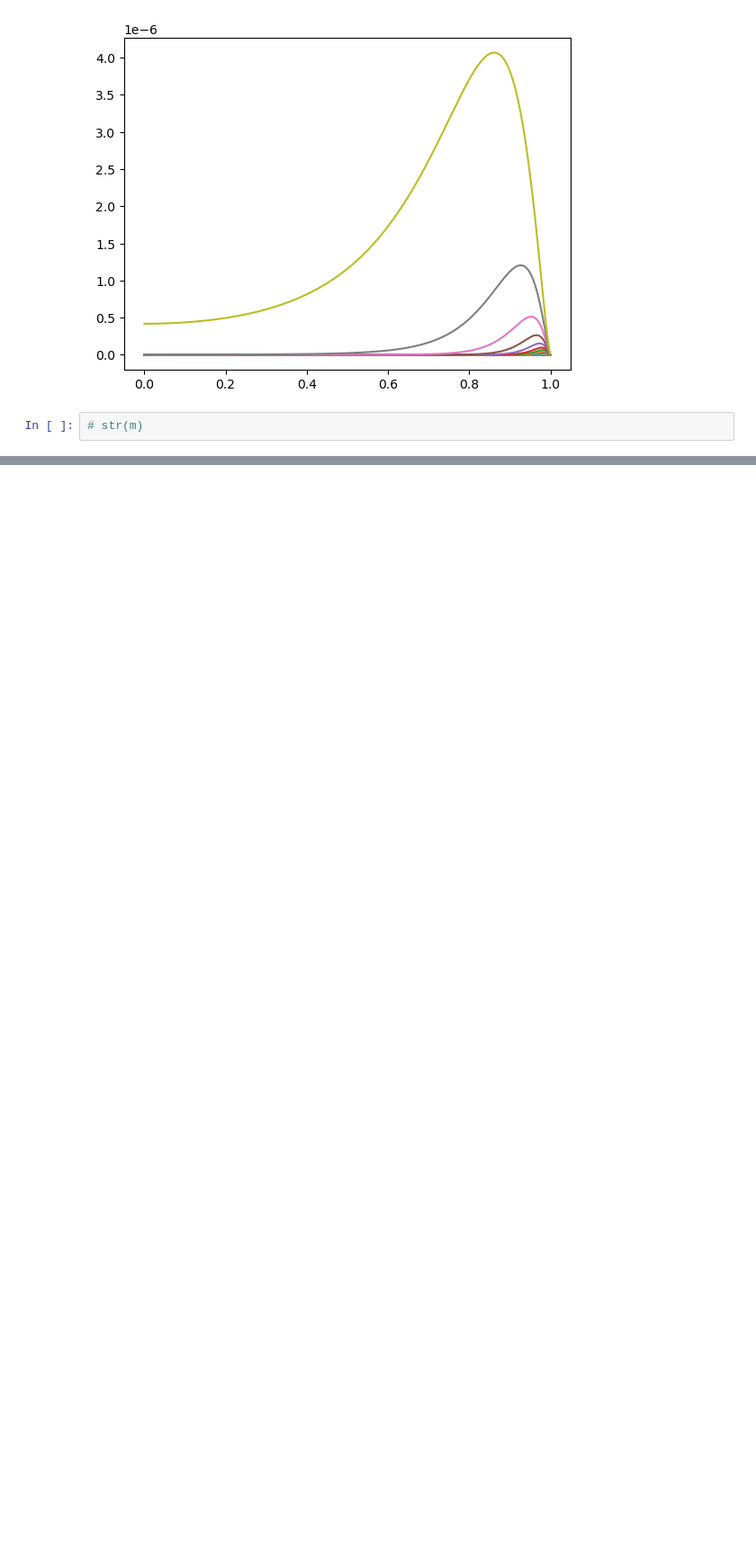
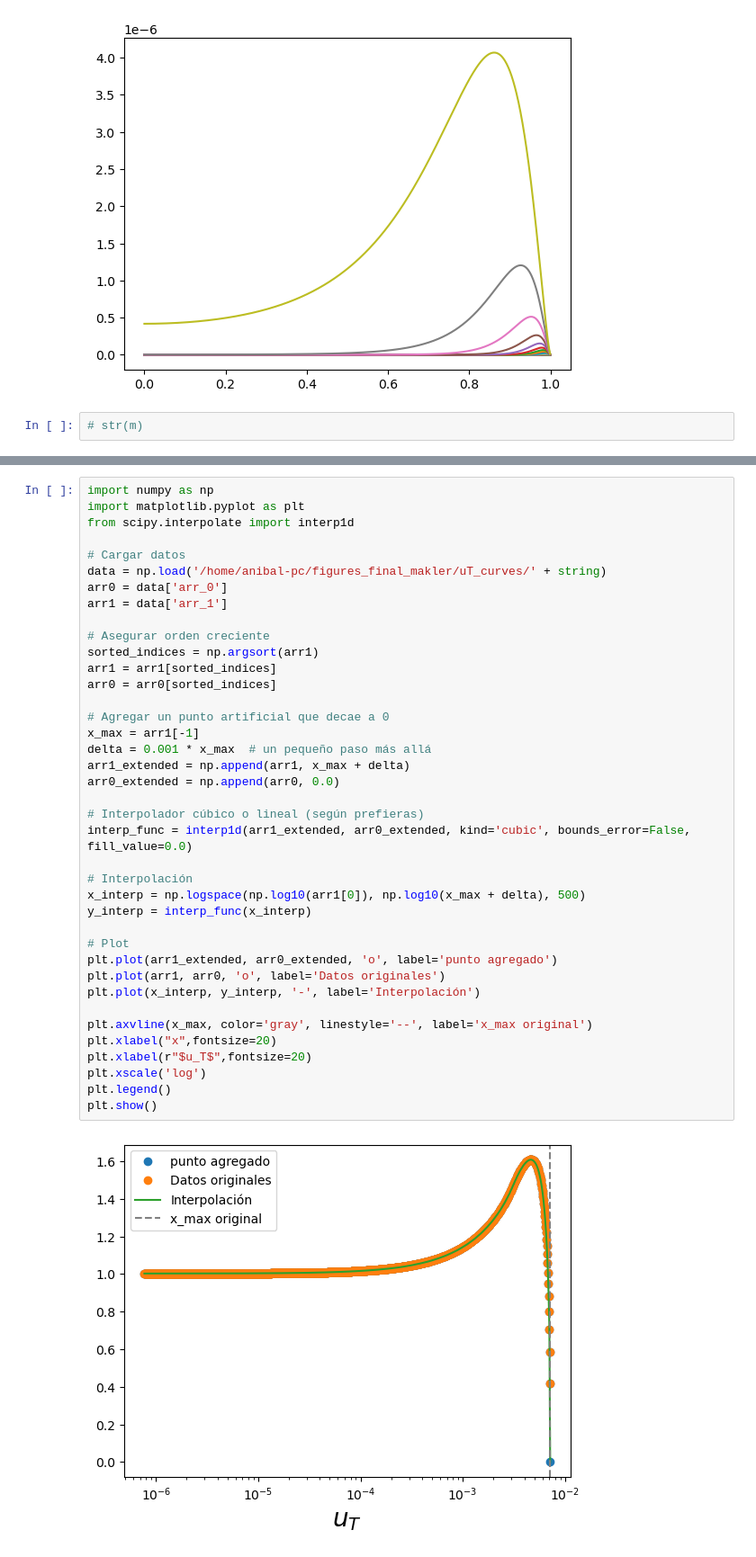
Before and after one commit to anibal-art/Lentes_gravitacionales, a Jupyter notebook: niikura_exclusion_plot.ipynb, the cells around one changed output, grey strips where cells are left out. Shown at 90% size. Drawn from its saved outputs; the diff is of its cells as text; blank space fills up the shorter version.

```diff
--- a/niikura_exclusion_plot.ipynb
+++ b/niikura_exclusion_plot.ipynb
@@ -212,0 +340,41 @@ plt.show()
+# %%
+import numpy as np
+import matplotlib.pyplot as plt
+from scipy.interpolate import interp1d
+
+# Cargar datos
+data = np.load('/home/anibal-pc/figures_final_makler/uT_curves/' + string)
+arr0 = data['arr_0']
+arr1 = data['arr_1']
+
+# Asegurar orden creciente
+sorted_indices = np.argsort(arr1)
+arr1 = arr1[sorted_indices]
+arr0 = arr0[sorted_indices]
+
+# Agregar un punto artificial que decae a 0
+x_max = arr1[-1]
+delta = 0.001 * x_max  # un pequeño paso más allá
+arr1_extended = np.append(arr1, x_max + delta)
+arr0_extended = np.append(arr0, 0.0)
+
+# Interpolador cúbico o lineal (según prefieras)
+interp_func = interp1d(arr1_extended, arr0_extended, kind='cubic', bounds_error=False, fill_value=0.0)
+
+# Interpolación
+x_interp = np.logspace(np.log10(arr1[0]), np.log10(x_max + delta), 500)
+y_interp = interp_func(x_interp)
+
+# Plot
+plt.plot(arr1_extended, arr0_extended, 'o', label='punto agregado')
+plt.plot(arr1, arr0, 'o', label='Datos originales')
+plt.plot(x_interp, y_interp, '-', label='Interpolación')
+
+plt.axvline(x_max, color='gray', linestyle='--', label='x_max original')
+plt.xlabel("x",fontsize=20)
+plt.xlabel(r"$u_T$",fontsize=20)
+plt.xscale('log')
+plt.legend()
+plt.show()
+# %% [output]
+[figure, added]
```
Also changed, not shown: parts of 23 cells of this notebook, 3 other files.
